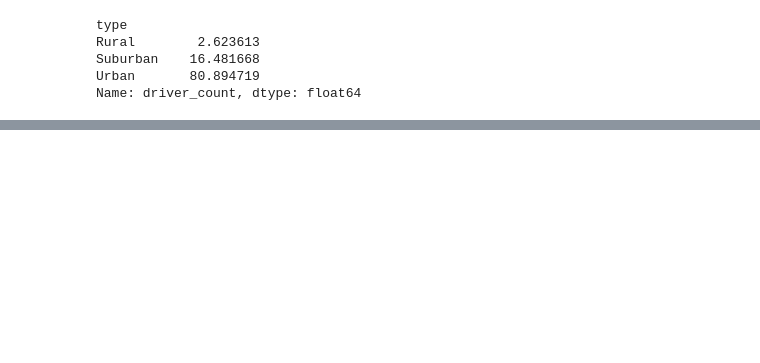
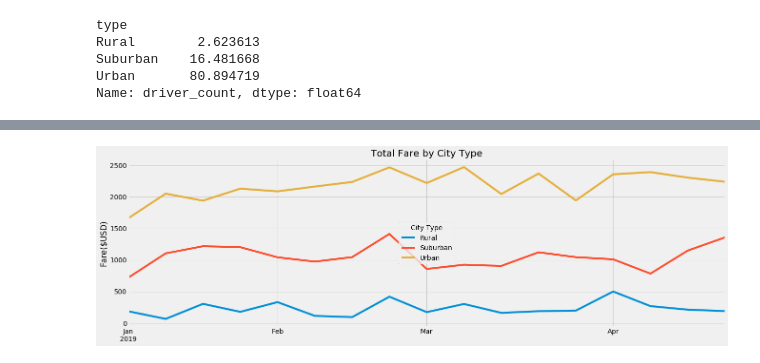
Before and after one commit to boluo95128/PyBer_Analysis, a Jupyter notebook: PyBer.ipynb, the cells around one changed output, grey strips where cells are left out. Cells and saved outputs as stored; diff of their text form; code cells hidden in the pictures; blank space fills up the shorter version.

Commit message:
Finalizing the challenge file and images.

```diff
--- a/PyBer.ipynb
+++ b/PyBer.ipynb
@@ -811,0 +972,4 @@ plt.show()
+# %%
+# To create a dataframe for sum of fare by date for each city type.
+fares_by_city_by_date_df=pd.DataFrame(reduced_pyber_data_df.groupby(['Date', 'City Type']).sum()['Fare'])
+fares_by_city_by_date_df
@@ -811,0 +1008,4 @@ plt.show()
+# %%
+# To create a pivot table data frame.
+table_df= pd.pivot_table(fares_by_city_by_date_df, values="Fare", index="Date", columns="City Type")
+table_df
@@ -811,0 +1027,5 @@ plt.show()
+# %%
+# To create a new dataframe with data between Jan 1st, 2019 and Apr 28th, 2019
+
+jan_to_apr_table_df=table_df.loc['2019-01-01':'2019-04-28']
+jan_to_apr_table_df
@@ -811,0 +1047,5 @@ plt.show()
+# %%
+# To aggregate the fare by week.
+
+weekly_fare_df=jan_to_apr_table_df.resample("W").sum()
+weekly_fare_df
@@ -811,0 +1072,14 @@ plt.show()
+# %%
+# To generate the chart
+
+import matplotlib.pyplot as plt
+import matplotlib.style as style
+
+style.use('fivethirtyeight')
+weekly_fare_df.plot(figsize=(20,6), title='Total Fare by City Type', grid=True, legend=True)
+
+plt.ylabel("Fare($USD)")
+plt.xlabel(None)
+plt.savefig("analysis/challenge.png")
+# %% [output]
+[figure, added]
```
Also changed, not shown: parts of 20 cells of this notebook, 5 other files.
